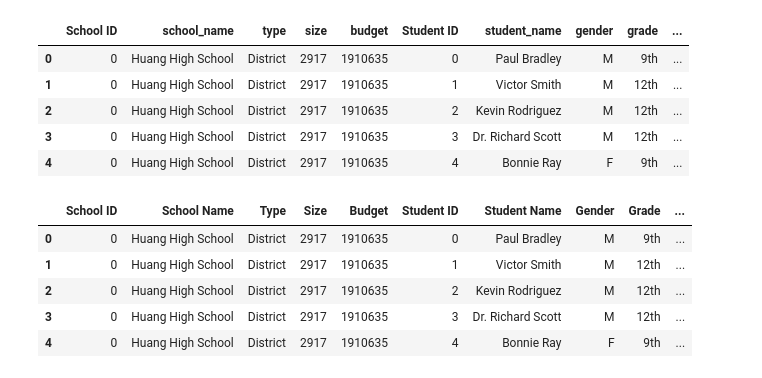
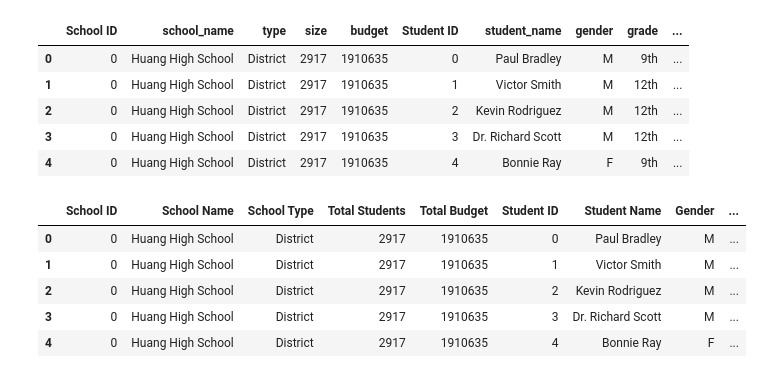
Before and after one commit to Rob-Ottogalli/pandas-challenge, a Jupyter notebook: PyCitySchools/PyCitySchools_Robert Ottogalli.ipynb, the cells around one changed output. Cells and saved outputs as stored; diff of their text form; code cells hidden in the pictures.

```diff
--- a/PyCitySchools/PyCitySchools_Robert Ottogalli.ipynb
+++ b/PyCitySchools/PyCitySchools_Robert Ottogalli.ipynb
@@ -21,26 +24,27 @@ py_schools_df.head()
 | 3 | 0 | Huang High School | District | 2917 | 1910635 | 3 | Dr. Richard Scott | M | 12th | ... |
 | 4 | 0 | Huang High School | District | 2917 | 1910635 | 4 | Bonnie Ray | F | 9th | ... |
 # %%
+# Clean data
 # Rename Columns
 py_schools_df.columns
 renamed = py_schools_df.rename(columns ={
                      'school_name':'School Name',
-                     'type': 'Type',
-                     'size':'Size',
-                     'budget':'Budget',
+                     'type': 'School Type',
+                     'size':'Total Students',
+                     'budget':'Total Budget',
                      'student_name':'Student Name',
                      'gender':'Gender',
                      'grade':"Grade",
                      'reading_score':'Reading Score',
                      'math_score':"Math Score"})
 renamed.head()
 # %% [output]
-|  | School ID | School Name | Type | Size | Budget | Student ID | Student Name | Gender | Grade | ... |
-| 0 | 0 | Huang High School | District | 2917 | 1910635 | 0 | Paul Bradley | M | 9th | ... |
-| 1 | 0 | Huang High School | District | 2917 | 1910635 | 1 | Victor Smith | M | 12th | ... |
-| 2 | 0 | Huang High School | District | 2917 | 1910635 | 2 | Kevin Rodriguez | M | 12th | ... |
-| 3 | 0 | Huang High School | District | 2917 | 1910635 | 3 | Dr. Richard Scott | M | 12th | ... |
-| 4 | 0 | Huang High School | District | 2917 | 1910635 | 4 | Bonnie Ray | F | 9th | ... |
+|  | School ID | School Name | School Type | Total Students | Total Budget | Student ID | Student Name | Gender | ... |
+| 0 | 0 | Huang High School | District | 2917 | 1910635 | 0 | Paul Bradley | M | ... |
+| 1 | 0 | Huang High School | District | 2917 | 1910635 | 1 | Victor Smith | M | ... |
+| 2 | 0 | Huang High School | District | 2917 | 1910635 | 2 | Kevin Rodriguez | M | ... |
+| 3 | 0 | Huang High School | District | 2917 | 1910635 | 3 | Dr. Richard Scott | M | ... |
+| 4 | 0 | Huang High School | District | 2917 | 1910635 | 4 | Bonnie Ray | F | ... |
 # %%
 # Look for titles/degrees
 doctors = renamed.loc[(renamed["Student Name"].str.contains("Dr."))|
```
Also changed, not shown: parts of 15 cells of this notebook, 1 other file.
